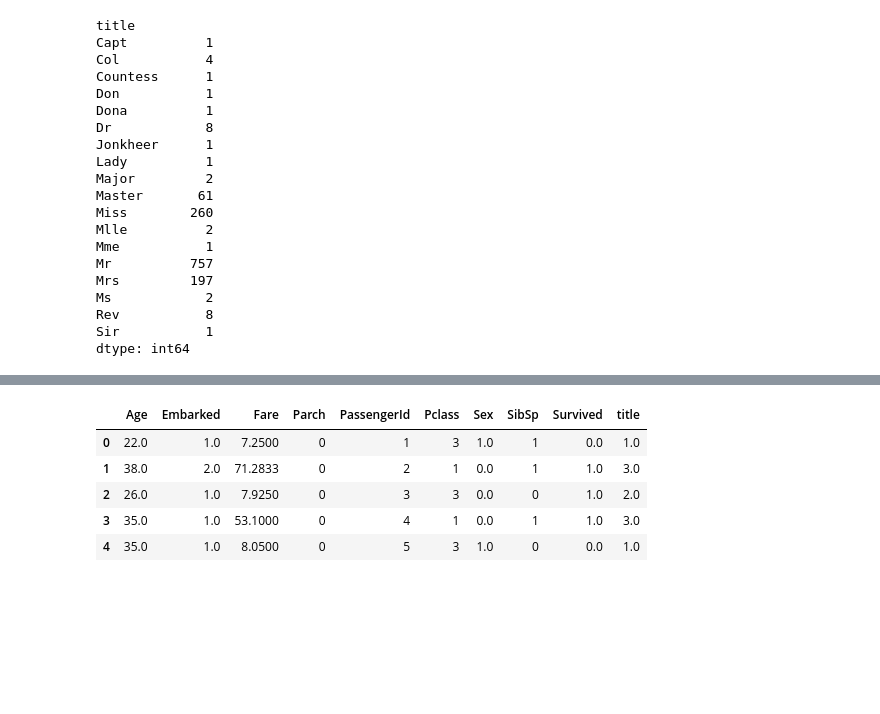
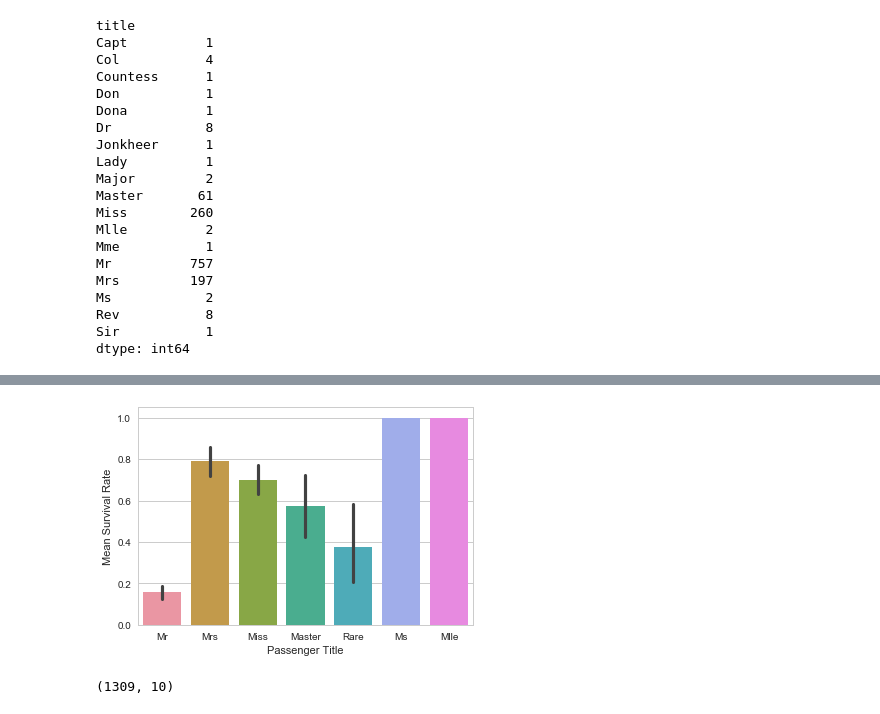
Before and after one commit to cmleeds/hugosite, a Jupyter notebook: data/titanic.ipynb, the cells around one changed output, grey strips where cells are left out. Cells and saved outputs as stored; diff of their text form; code cells hidden in the pictures; blank space fills up the shorter version.

```diff
--- a/data/titanic.ipynb
+++ b/data/titanic.ipynb
@@ -129,3 +139,11 @@ alldata1 = alldata0.drop(["Ticket","Name","Cabin"],1,)
+# %%
+plotthis = alldata1[~alldata1.Survived.isnull()]
+plot = sns.barplot(x="title",y="Survived",data=plotthis);
+plt.xlabel('Passenger Title')
+plt.ylabel('Mean Survival Rate');
+#plt.savefig("titanicbarplot3.svg", bbox_inches='tight')
+# %% [output]
+[figure, added]
 # %%
 alldata1['title'] = alldata1['title'].map({"Mr": 1, "Miss": 2, "Mrs": 3, "Master": 4, "Rare": 5})
 alldata1['title'] = alldata1['title'].fillna(0)
@@ -139,11 +157,6 @@ alldata1['Embarked'] = alldata1['Embarked'].fillna(0)
 alldata1['Age'] = alldata1['Age'].fillna(0)
 alldata1['Fare'] = alldata1['Fare'].fillna(0)
 # %%
-alldata1.head()
+alldata1.shape
 # %% [output]
-|  | Age | Embarked | Fare | Parch | PassengerId | Pclass | Sex | SibSp | Survived | title |
-| 0 | 22.0 | 1.0 | 7.2500 | 0 | 1 | 3 | 1.0 | 1 | 0.0 | 1.0 |
-| 1 | 38.0 | 2.0 | 71.2833 | 0 | 2 | 1 | 0.0 | 1 | 1.0 | 3.0 |
-| 2 | 26.0 | 1.0 | 7.9250 | 0 | 3 | 3 | 0.0 | 0 | 1.0 | 2.0 |
-| 3 | 35.0 | 1.0 | 53.1000 | 0 | 4 | 1 | 0.0 | 1 | 1.0 | 3.0 |
-| 4 | 35.0 | 1.0 | 8.0500 | 0 | 5 | 3 | 1.0 | 0 | 0.0 | 1.0 |
+(1309, 10)
```
Also changed, not shown: parts of 26 cells of this notebook, 40 other files.
